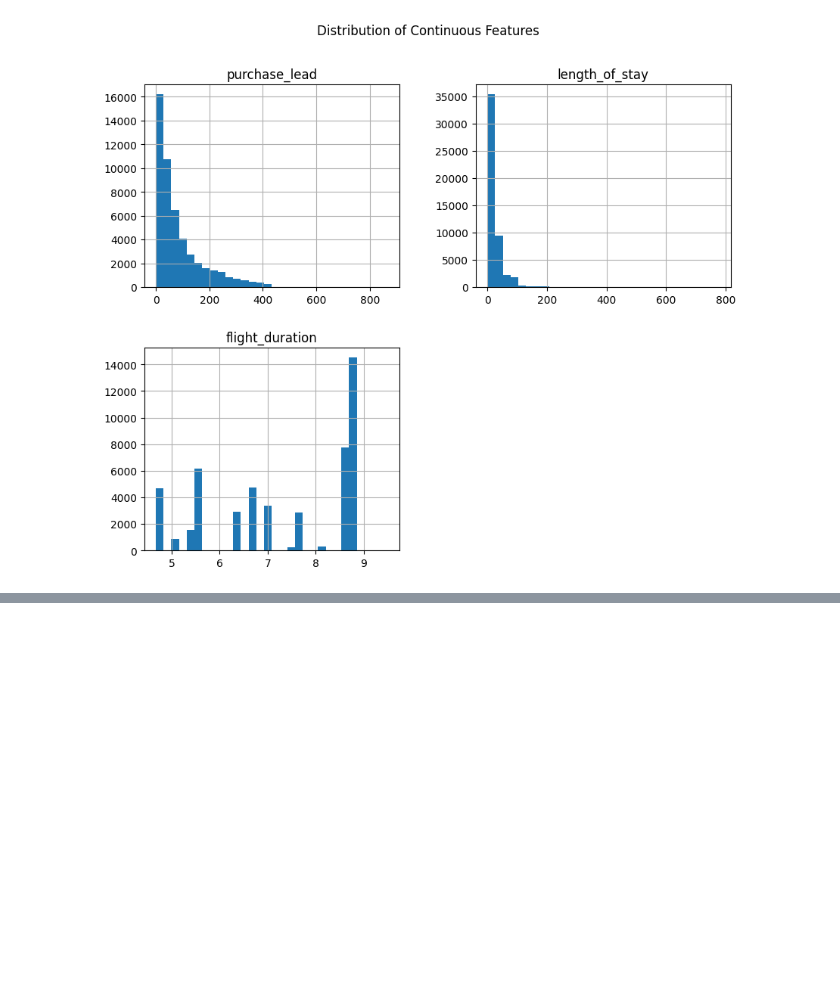
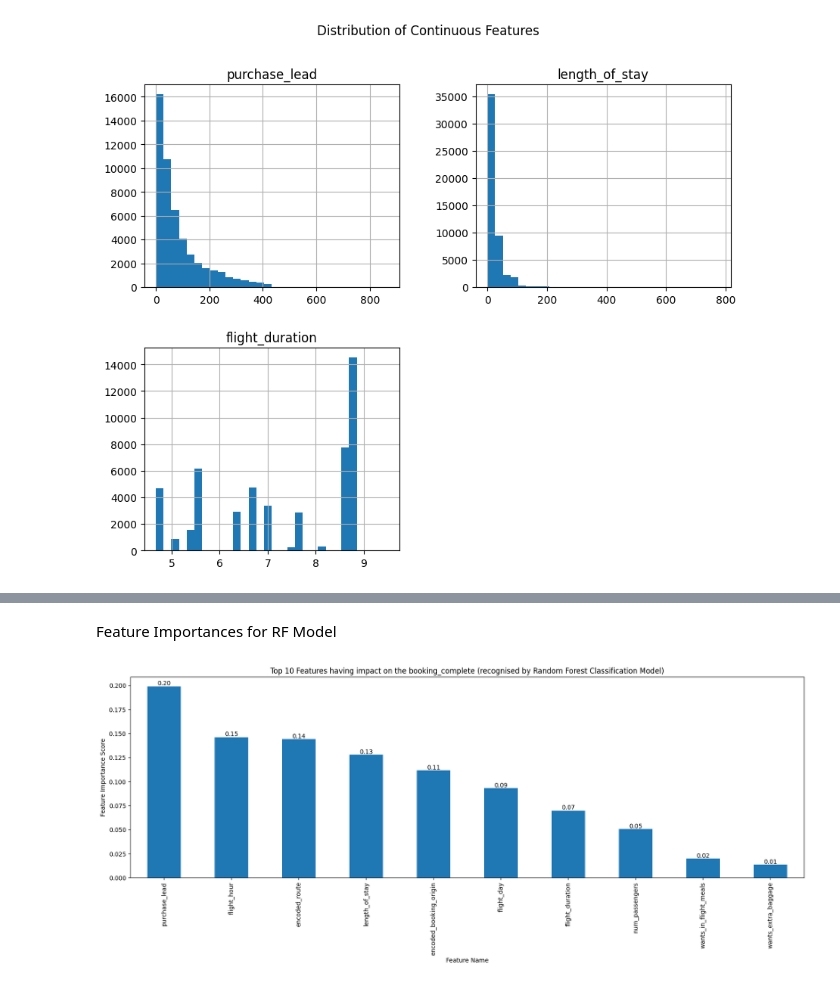
Before and after one commit to dawilwest/British_Airways_Job_Simulation, a Jupyter notebook: Task_2/Getting Started.ipynb, the cells around one changed output, grey strips where cells are left out. Cells and saved outputs as stored; diff of their text form; code cells hidden in the pictures; blank space fills up the shorter version.

```diff
--- a/Task_2/Getting Started.ipynb
+++ b/Task_2/Getting Started.ipynb
@@ -239,0 +491,32 @@ plt.show()
+# %%
+from sklearn.ensemble import RandomForestClassifier
+from sklearn.model_selection import GridSearchCV
+
+# Define the parameter grid
+rf_param_grid = {
+    'n_estimators': [100, 200, 300],
+    'max_depth': [10, 20, None],
+    'min_samples_split': [2, 5, 10],
+    'min_samples_leaf': [1, 2, 4],
+    'bootstrap': [True, False]
+}
+# %%
+# Initialize the model
+rf_model = RandomForestClassifier(random_state=42)
+
+# Initialize GridSearchCV
+rf_grid_search = GridSearchCV(
+    estimator=rf_model,
+    param_grid=rf_param_grid,
+    scoring='f1',  # Use F1 score to focus on recall-precision balance
+    cv=5,          # 5-fold cross-validation
+    verbose=2,
+    n_jobs=-1       # Use all available processors
+)
+
+# Fit the grid search
+rf_grid_search.fit(X_train, y_train)
+
+# Get the best model and parameters
+best_rf_model = rf_grid_search.best_estimator_
+print("Best Random Forest Parameters:", rf_grid_search.best_params_)
@@ -239,0 +617,15 @@ plt.show()
+# %% [markdown]
+Feature Importances for RF Model
+# %%
+feature_importances = pd.Series(best_rf_model.feature_importances_, index=x.columns)
+plt.figure(figsize=(20, 6))
+top_10_features = feature_importances.nlargest(10)
+feature_importances.nlargest(10).plot(kind='bar')
+plt.xlabel('Feature Name')
+plt.ylabel('Feature Importance Score')
+plt.title('Top 10 Features having impact on the booking_complete (recognised by Random Forest Classification Model)')
+for index, value in enumerate(top_10_features):
+    plt.text(index, value, f'{value:.2f}', ha='center', va='bottom')
+plt.show()
+# %% [output]
+[figure, added]
```
Also changed, not shown: parts of 64 cells of this notebook, 1 other file.
